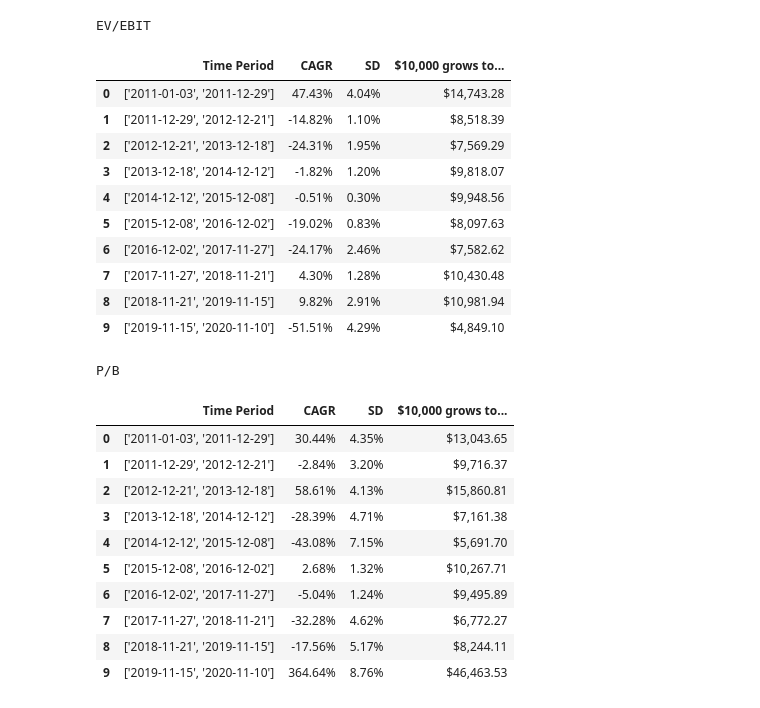
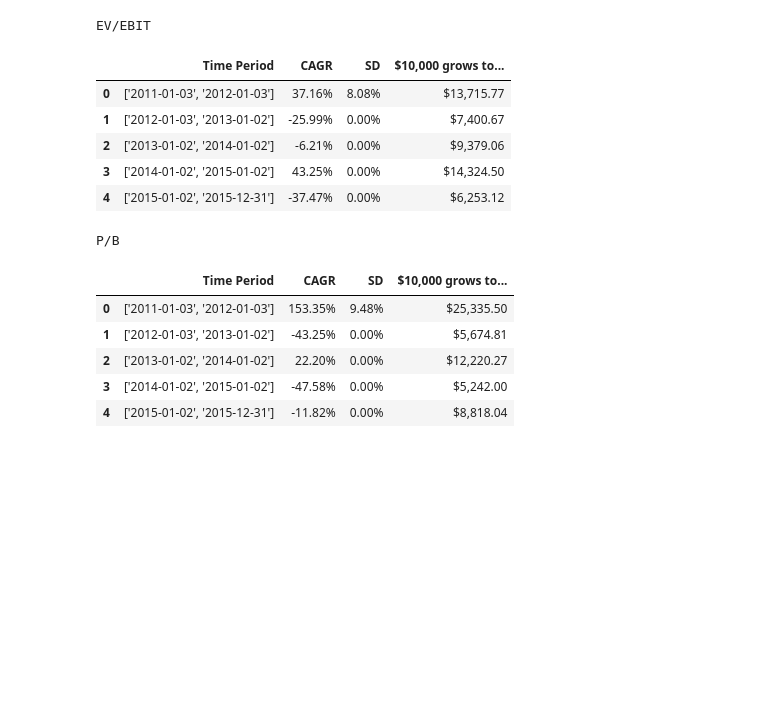
Before and after one commit to Olshansk/tip, a Jupyter notebook: BackTest_InvestigateData.ipynb, the cells around one changed output. Cells and saved outputs as stored; diff of their text form; code cells hidden in the pictures; blank space fills up the shorter version.

```diff
--- a/BackTest_InvestigateData.ipynb
+++ b/BackTest_InvestigateData.ipynb
@@ -70,0 +47,35 @@ df_res.iloc[0:3]
+# %%
+def plot_backtest(
+    df: pd.DataFrame,
+    base_metric: EvaluationMetric,
+    test_metric: EvaluationMetric,
+    rebalance_days: int,
+    portfolio_size: int,
+    stocks_universe: StockUniverse,
+    ax
+):
+    ax.set(title=(
+        f'{str(base_metric)} (base)'
+        f' VS {str(test_metric)} (test)\n'
+        f' Rebalance freq: {rebalance_days} days\n'
+        f' Portfolio size: {portfolio_size} stocks\n'
+        f' Universe of stocks: {str(stocks_universe)}'))
+    ax.plot(df.index, df['test_price'])
+    ax.plot(df.index, df['base_price'])
+
+plt.rcParams["font.size"] = "30"
+fig, axes = plt.subplots(
+    nrows=int(len(all_rebalance_days) * len(all_portfolio_sizes) / 2),
+    ncols=2,
+    figsize=(40,200),
+    gridspec_kw={'hspace':0.5, 'wspace': 0.1})
+
+row = 0
+col = 0
+for i, rebalance_days in enumerate(all_rebalance_days):
+    for j, portfolio_size in enumerate(all_portfolio_sizes):
+        plot_backtest(all_df_results[rebalance_days][portfolio_size], BASE_METRIC, TEST_METRIC, rebalance_days, portfolio_size, STOCKS_UNIVERSE, axes[row][col])
+        col = col + 1
+        if col == 2:
+            row = row + 1
+            col = 0
@@ -217,12 +343,12 @@ def display_data(data, caption):
                 ('text-align', 'center'),
             ]
         }])
-    display(df.applymap(color_per_cell, subset=['CAGR', 'SD']))
+    display(HTML(df.applymap(color_per_cell, subset=['CAGR', 'SD']).render()))
 
 min_date = min(df_res.index)
 max_date = max(df_res.index)
 
-time_period_days = 365 * 1 # 1 year(s)
+time_period_table_days = 365 * 1 # 1 year(s)
 
 tabulated_base_data = []
 tabulated_test_data = []
@@ -235,7 +361,7 @@ idx_e = 0
 for date, data in df_res.iterrows():
     idx_e += 1
     td = (date - period_start_date)
-    if (td.days >= time_period_days - 10):
+    if (td.days >= time_period_table_days - 5) and idx_s < len(df_res):
         n = round(td.days / 365)
         df = df_res.iloc[idx_s:idx_e]
 
@@ -244,52 +370,43 @@ for date, data in df_res.iterrows():
 
         period_start_dateiod = list(d.strftime('%Y-%m-%d') for d in [period_start_date, date])
 
         base_start_p = prev_data['base_price']
         base_end_p = curr_data['base_price']
         base_cagr = cagr(base_end_p, base_start_p, n)
         base_sd = np.std(df['base_price'].values)
         base_sd = base_sd / np.sum(df['base_price'].values) * 100
         base_growth = value_growth(base_cagr, n)
 
         tabulated_base_data.append([period_start_dateiod, base_cagr, base_sd, base_growth])
 
         test_start_p = prev_data['test_price']
         test_end_p = curr_data['test_price']
         test_cagr = cagr(test_start_p, test_end_p, n)
         test_sd = np.std(df['test_price'].values)
         test_sd = test_sd / np.sum(df['test_price'].values) * 100
         test_growth = value_growth(test_cagr, n)
 
         tabulated_test_data.append([period_start_dateiod, test_cagr, test_sd, test_growth])
 
         idx_s = idx_e + 1
+        idx_e += 1
         period_start_date = date
 
 
 display_data(tabulated_base_data, f"{BASE_METRIC}")
 display_data(tabulated_test_data, f"{TEST_METRIC}")
 # %% [output]
 EV/EBIT
 |  | Time Period | CAGR | SD | $10,000 grows to... |
-| 0 | ['2011-01-03', '2011-12-29'] | 47.43% | 4.04% | $14,743.28 |
-| 1 | ['2011-12-29', '2012-12-21'] | -14.82% | 1.10% | $8,518.39 |
-| 2 | ['2012-12-21', '2013-12-18'] | -24.31% | 1.95% | $7,569.29 |
-| 3 | ['2013-12-18', '2014-12-12'] | -1.82% | 1.20% | $9,818.07 |
-| 4 | ['2014-12-12', '2015-12-08'] | -0.51% | 0.30% | $9,948.56 |
-| 5 | ['2015-12-08', '2016-12-02'] | -19.02% | 0.83% | $8,097.63 |
-| 6 | ['2016-12-02', '2017-11-27'] | -24.17% | 2.46% | $7,582.62 |
-| 7 | ['2017-11-27', '2018-11-21'] | 4.30% | 1.28% | $10,430.48 |
-| 8 | ['2018-11-21', '2019-11-15'] | 9.82% | 2.91% | $10,981.94 |
-| 9 | ['2019-11-15', '2020-11-10'] | -51.51% | 4.29% | $4,849.10 |
+| 0 | ['2011-01-03', '2012-01-03'] | 37.16% | 8.08% | $13,715.77 |
+| 1 | ['2012-01-03', '2013-01-02'] | -25.99% | 0.00% | $7,400.67 |
+| 2 | ['2013-01-02', '2014-01-02'] | -6.21% | 0.00% | $9,379.06 |
+| 3 | ['2014-01-02', '2015-01-02'] | 43.25% | 0.00% | $14,324.50 |
+| 4 | ['2015-01-02', '2015-12-31'] | -37.47% | 0.00% | $6,253.12 |
 P/B
 |  | Time Period | CAGR | SD | $10,000 grows to... |
-| 0 | ['2011-01-03', '2011-12-29'] | 30.44% | 4.35% | $13,043.65 |
-| 1 | ['2011-12-29', '2012-12-21'] | -2.84% | 3.20% | $9,716.37 |
-| 2 | ['2012-12-21', '2013-12-18'] | 58.61% | 4.13% | $15,860.81 |
-| 3 | ['2013-12-18', '2014-12-12'] | -28.39% | 4.71% | $7,161.38 |
-| 4 | ['2014-12-12', '2015-12-08'] | -43.08% | 7.15% | $5,691.70 |
-| 5 | ['2015-12-08', '2016-12-02'] | 2.68% | 1.32% | $10,267.71 |
-| 6 | ['2016-12-02', '2017-11-27'] | -5.04% | 1.24% | $9,495.89 |
-| 7 | ['2017-11-27', '2018-11-21'] | -32.28% | 4.62% | $6,772.27 |
-| 8 | ['2018-11-21', '2019-11-15'] | -17.56% | 5.17% | $8,244.11 |
-| 9 | ['2019-11-15', '2020-11-10'] | 364.64% | 8.76% | $46,463.53 |
+| 0 | ['2011-01-03', '2012-01-03'] | 153.35% | 9.48% | $25,335.50 |
+| 1 | ['2012-01-03', '2013-01-02'] | -43.25% | 0.00% | $5,674.81 |
+| 2 | ['2013-01-02', '2014-01-02'] | 22.20% | 0.00% | $12,220.27 |
+| 3 | ['2014-01-02', '2015-01-02'] | -47.58% | 0.00% | $5,242.00 |
+| 4 | ['2015-01-02', '2015-12-31'] | -11.82% | 0.00% | $8,818.04 |
```
Also changed, not shown: parts of 12 cells of this notebook, 13 other files.
